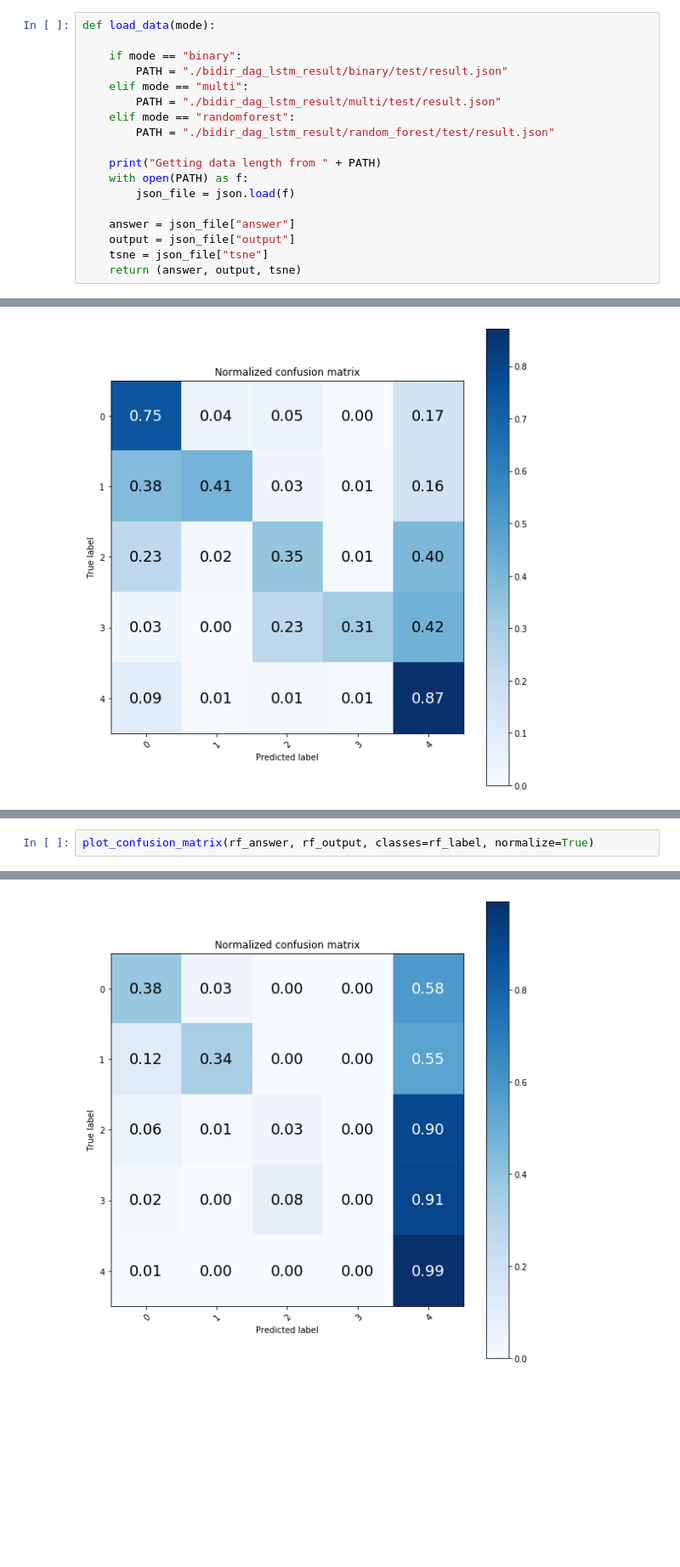
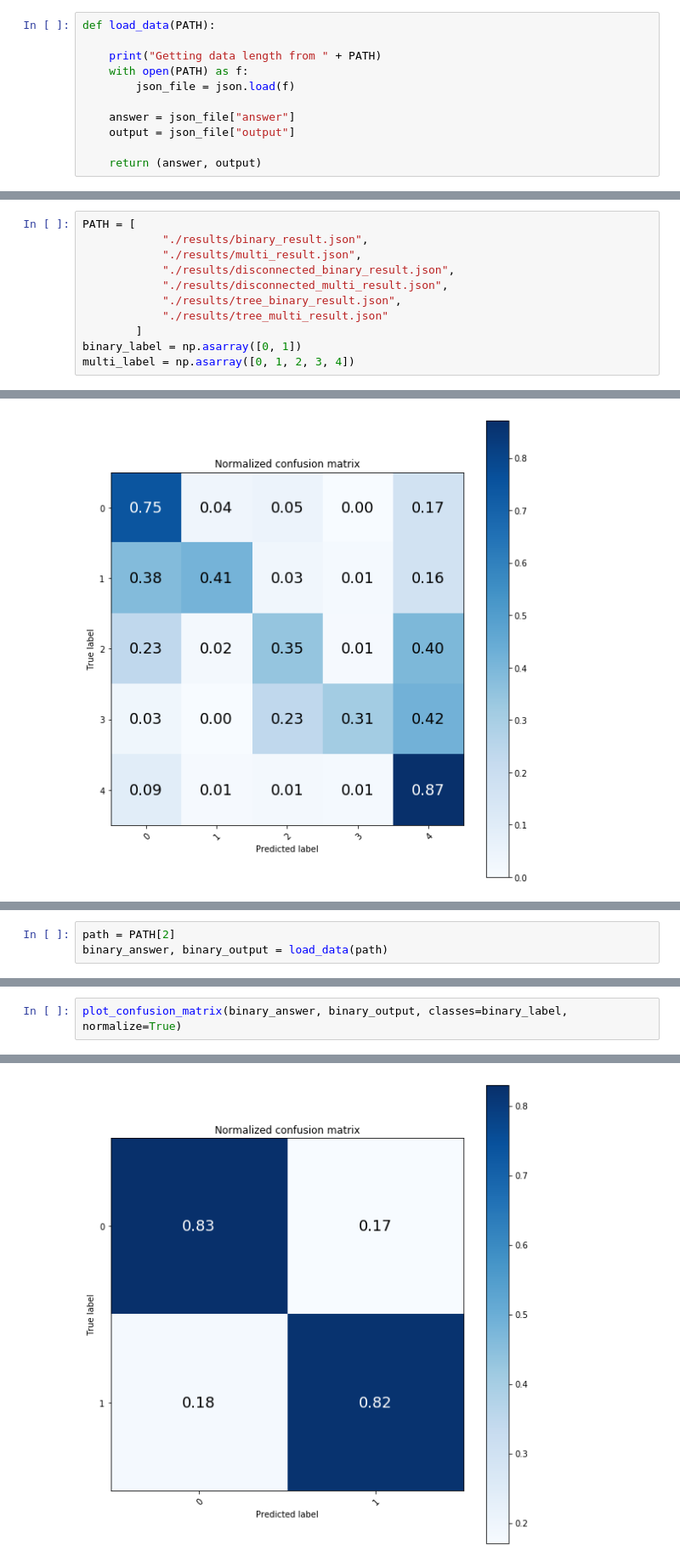
Before and after one commit to jk6033/capstone_project, a Jupyter notebook: result_visualization.ipynb, the cells around one changed output, grey strips where cells are left out. Shown at 85% size. Drawn from its saved outputs; the diff is of its cells as text; blank space fills up the shorter version.

```diff
--- a/result_visualization.ipynb
+++ b/result_visualization.ipynb
@@ -10,14 +10,7 @@ from sklearn.model_selection import train_test_split
 from sklearn.metrics import confusion_matrix
 from sklearn.utils.multiclass import unique_labels
 # %%
-def load_data(mode):
-
-    if mode == "binary":
-        PATH = "./bidir_dag_lstm_result/binary/test/result.json"
-    elif mode == "multi":
-        PATH = "./bidir_dag_lstm_result/multi/test/result.json"
-    elif mode == "randomforest":
-        PATH = "./bidir_dag_lstm_result/random_forest/test/result.json"
+def load_data(PATH):
 
     print("Getting data length from " + PATH)
     with open(PATH) as f:
@@ -25,8 +18,8 @@ def load_data(mode):
 
     answer = json_file["answer"]
     output = json_file["output"]
-    tsne = json_file["tsne"]
-    return (answer, output, tsne)
+
+    return (answer, output)
 # %%
 def plot_confusion_matrix(y_true, y_pred, classes, normalize=False, title=None, cmap=plt.cm.Blues):
     """
@@ -111,5 +104,16 @@ def tsne_scatter(x, colors):
         txts.append(txt)
 
     return f, ax, sc, txts
+# %%
+PATH = [
+            "./results/binary_result.json",
+            "./results/multi_result.json",
+            "./results/disconnected_binary_result.json",
+            "./results/disconnected_multi_result.json",
+            "./results/tree_binary_result.json",
+            "./results/tree_multi_result.json"
+        ]
+binary_label = np.asarray([0, 1])
+multi_label = np.asarray([0, 1, 2, 3, 4])
 # %% [markdown]
 ### Baseline Model Performance Analysis
@@ -190,0 +163,3 @@ Accuracy:  0.6234735413839891
+# %%
+path = PATH[2]
+binary_answer, binary_output = load_data(path)
@@ -191,6 +175,6 @@ Accuracy:  0.6234735413839891
 # %%
-plot_confusion_matrix(rf_answer, rf_output, classes=rf_label, normalize=True)
+plot_confusion_matrix(binary_answer, binary_output, classes=binary_label, normalize=True)
 # %% [output]
 Normalized confusion matrix
 <matplotlib.axes._subplots.AxesSubplot at 0x...>
-[figure, old version]
+[figure, new version]
```
Also changed, not shown: parts of 29 cells of this notebook.
